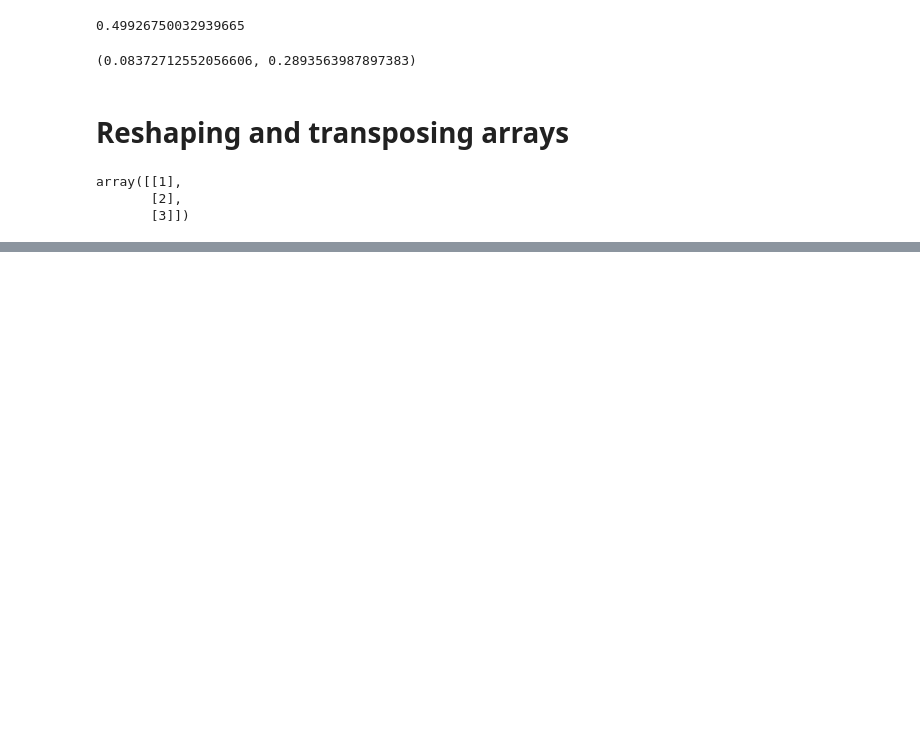
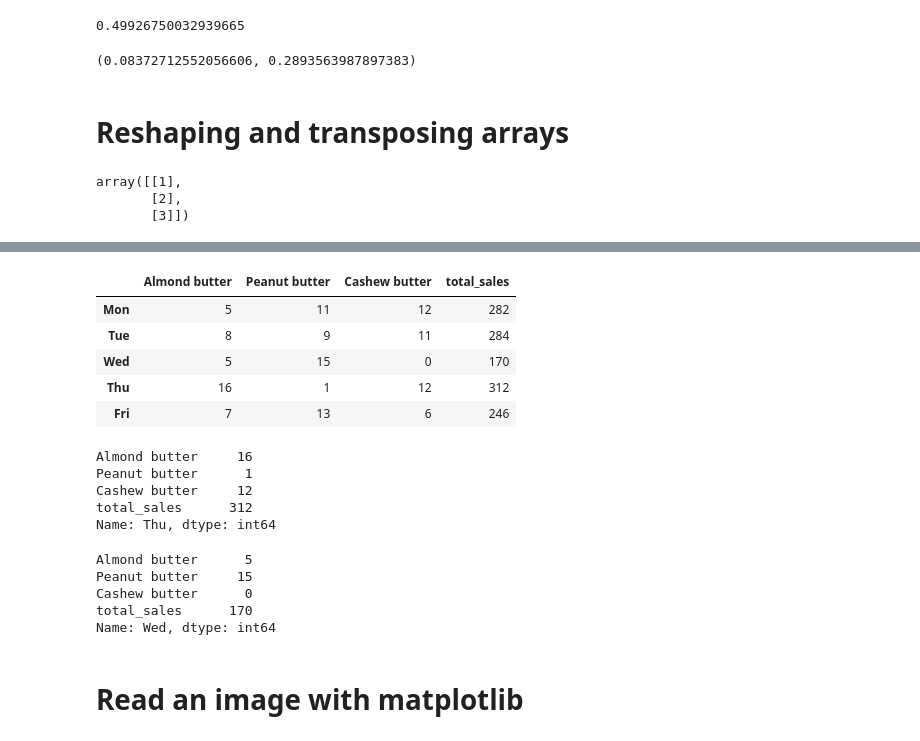
Before and after one commit to mageshyt/Machine-Learning-2023, a Jupyter notebook: Numpy/numpy.ipynb, the cells around one changed output, grey strips where cells are left out. Cells and saved outputs as stored; diff of their text form; code cells hidden in the pictures; blank space fills up the shorter version.

Commit message:
sorting,image reading using numpy added

```diff
--- a/Numpy/numpy.ipynb
+++ b/Numpy/numpy.ipynb
@@ -232,0 +242,8 @@ array([[1],
+# %%
+
+
+# create weekly sales DataFrame
+index=["Mon","Tue","Wed","Thu","Fri"]
+weekly_sales = pd.DataFrame(sales_amounts,index=index,columns=["Almond butter", "Peanut butter", "Cashew butter"])
+
+weekly_sales
@@ -232,0 +261,8 @@ array([[1],
+# %%
+# create prices array
+
+price=np.array([10,8,12])
+
+# create butter prices DataFrame
+
+butter_prices = pd.DataFrame(price.reshape(1,3),index=["Price"],columns=["Almond butter", "Peanut butter", "Cashew butter"])
@@ -232,0 +276,2 @@ array([[1],
+# %%
+total_sales=weekly_sales.dot(butter_prices.T)
@@ -232,0 +287,30 @@ array([[1],
+# %%
+weekly_sales['total_sales']=total_sales
+# %%
+weekly_sales
+# %% [output]
+|  | Almond butter | Peanut butter | Cashew butter | total_sales |
+| Mon | 5 | 11 | 12 | 282 |
+| Tue | 8 | 9 | 11 | 284 |
+| Wed | 5 | 15 | 0 | 170 |
+| Thu | 16 | 1 | 12 | 312 |
+| Fri | 7 | 13 | 6 | 246 |
+# %%
+weekly_sales.iloc[np.argmax(weekly_sales["total_sales"])] # index of maximum value
+# %% [output]
+Almond butter     16
+Peanut butter      1
+Cashew butter     12
+total_sales      312
+Name: Thu, dtype: int64
+# %%
+
+weekly_sales.iloc[np.argmin(weekly_sales["total_sales"])] # index of minimum value
+# %% [output]
+Almond butter      5
+Peanut butter     15
+Cashew butter      0
+total_sales      170
+Name: Wed, dtype: int64
+# %% [markdown]
+# Read an image with matplotlib
```
Also changed, not shown: parts of 16 cells of this notebook, 4 other files.
